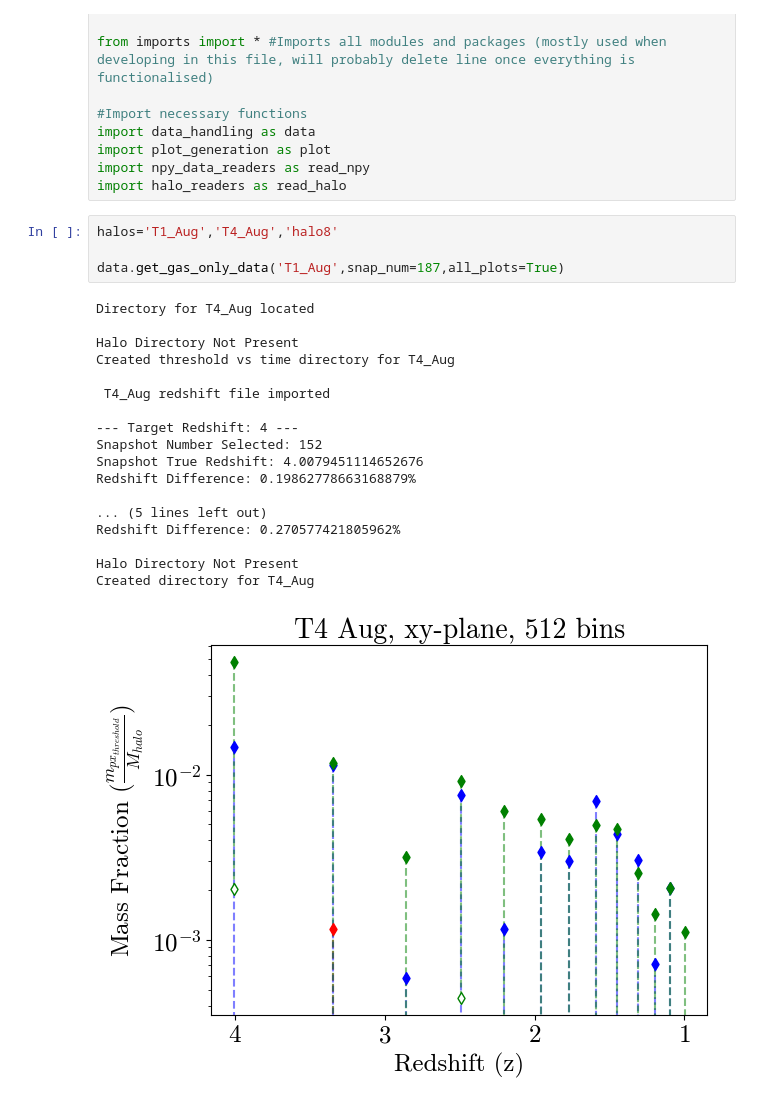
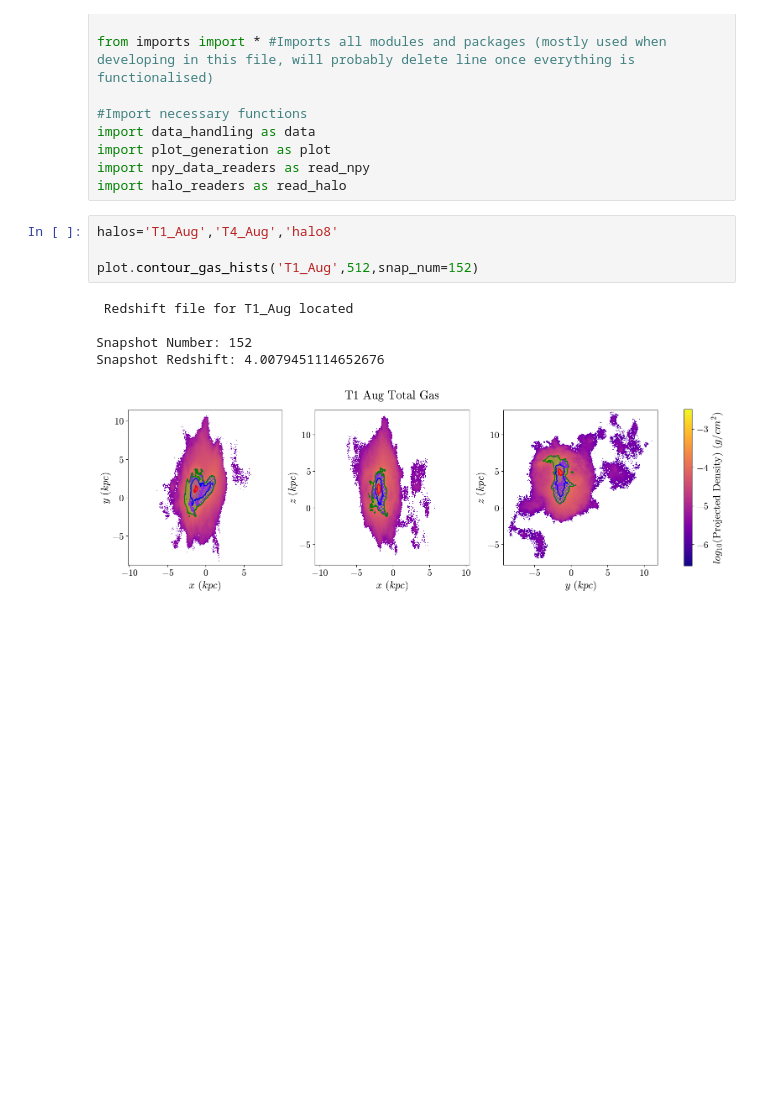
Before and after one commit to definitely-not-rory/masters, a Jupyter notebook: object_only.ipynb, the cells around one changed output. Drawn from its saved outputs; the diff is of its cells as text; blank space fills up the shorter version.

Commit message:
added contoured gas histogram plotter

```diff
--- a/object_only.ipynb
+++ b/object_only.ipynb
@@ -13,23 +13,10 @@ import halo_readers as read_halo
 # %%
 halos='T1_Aug','T4_Aug','halo8'
 
-data.get_gas_only_data('T1_Aug',snap_num=187,all_plots=True)
+plot.contour_gas_hists('T1_Aug',512,snap_num=152)
 # %% [output]
-Directory for T4_Aug located
+ Redshift file for T1_Aug located
 
-Halo Directory Not Present
-Created threshold vs time directory for T4_Aug
-
- T4_Aug redshift file imported
-
---- Target Redshift: 4 ---
-Snapshot Number Selected: 152
-Snapshot True Redshift: 4.0079451114652676
-Redshift Difference: 0.19862778663168879%
-
-... (5 lines left out)
-Redshift Difference: 0.270577421805962%
-
-Halo Directory Not Present
-Created directory for T4_Aug
+Snapshot Number: 152
+Snapshot Redshift: 4.0079451114652676
-[figure, old version]
+[figure, new version]
```
Also changed, not shown: 1 other file.
